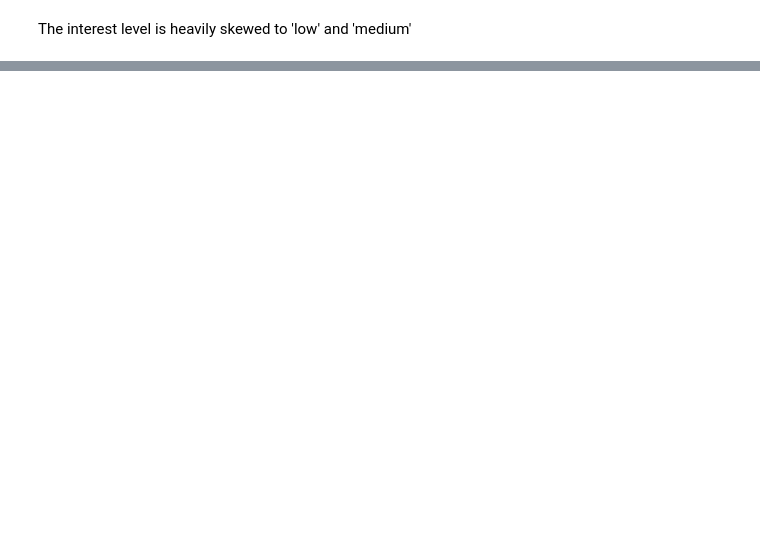
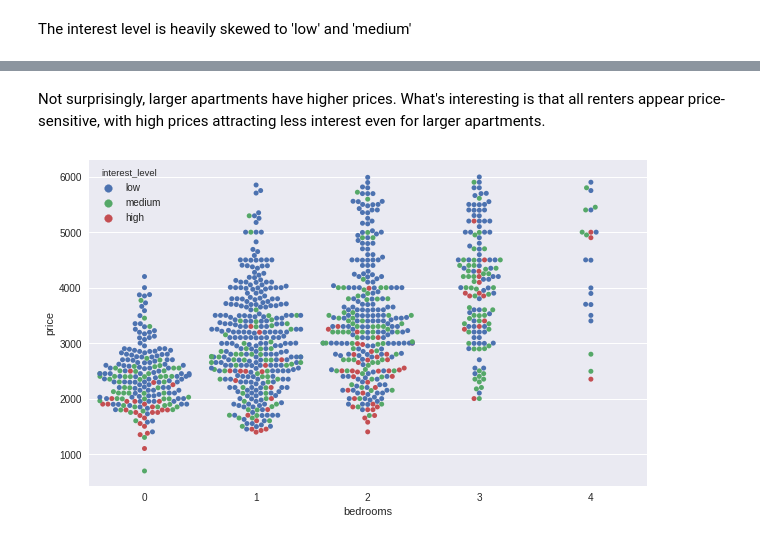
Before and after one commit to dextersealy/metis-projects, a Jupyter notebook: data_exploration.ipynb, the cells around one changed output, grey strips where cells are left out. Saved outputs shown, nothing was run; the diff lists cells and outputs as text; code cells hidden in the pictures; blank space fills up the shorter version.

```diff
--- a/data_exploration.ipynb
+++ b/data_exploration.ipynb
@@ -225,0 +291,8 @@ sns.swarmplot(x='bedrooms', y='price', hue='interest_level', data=df2.sample(500
+# %% [markdown]
+Not surprisingly, larger apartments have higher prices. What's interesting is that all renters appear price-sensitive, with high prices attracting less interest even for larger apartments.
+# %%
+df2 = df[df.price < 6000].copy()
+plt.figure(figsize=(10, 6))
+sns.swarmplot(x='bedrooms', y='price', hue='interest_level', data=df2.sample(1000));
+# %% [output]
+[figure, added]
```
Also changed, not shown: parts of 139 cells of this notebook.
